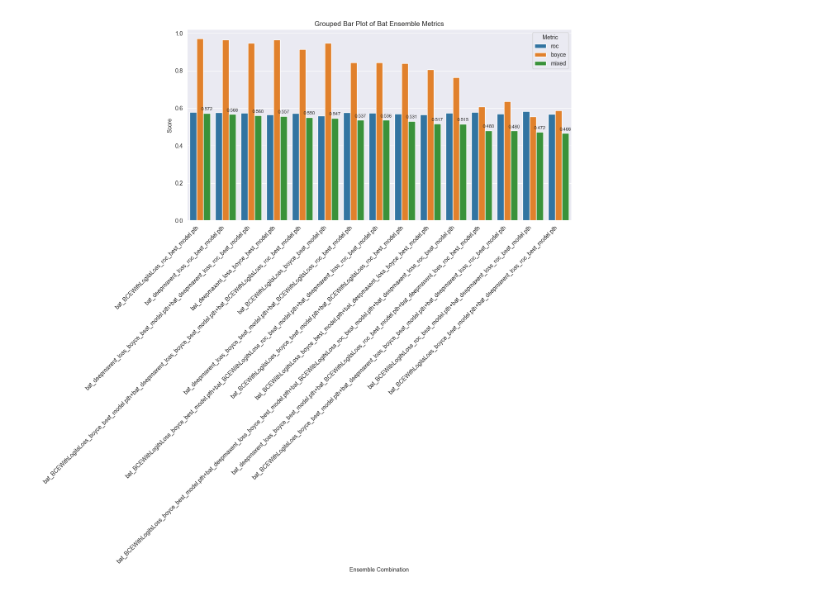
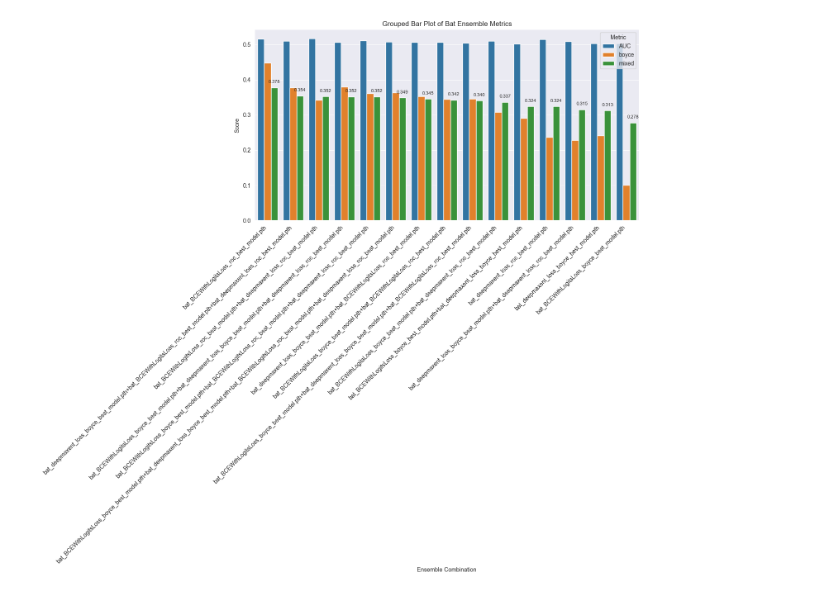
Before and after one commit to arzaan789/Species-Distribution-Modeling, a Jupyter notebook: deep_maxent.ipynb, the cells around one changed output. Drawn from its saved outputs; the diff is of its cells as text; code cells hidden in the pictures.

Commit message:
overall model architecture fix and feature importances

```diff
--- a/deep_maxent.ipynb
+++ b/deep_maxent.ipynb
@@ -96,9 +96,10 @@ def train_model(species,loss_fn, loss_name, train_loader, test_loader, input_dim
     g.manual_seed(seed)
 
     model = DeepMaxEntModel(input_dim=input_dim)
-    optimizer = optim.Adam(model.parameters(), lr=lr)
+    optimizer = optim.Adam(model.parameters(), lr=lr, weight_decay=1e-4)
 
     best_score = -1e9
+    lowest_loss = 1e9
     epochs_no_improve = 0
     best_model_state = None
 
@@ -140,8 +141,9 @@ def train_model(species,loss_fn, loss_name, train_loader, test_loader, input_dim
 
         print(f"[{loss_name} - {metric}] Epoch {epoch+1}/{num_epochs} - Loss: {avg_loss:.4f}, {metric.upper()}: {score:.4f}")
 
-        if score > best_score:
+        if avg_loss < lowest_loss:
             best_score = score
+            lowest_loss = avg_loss
             torch.save(model.state_dict(), f"{species}_{loss_name}_{metric}_best_model.pth")
             epochs_no_improve = 0
         else:
@@ -219,17 +221,17 @@ def run_experiments(dataset_name, filepath, seed=42):
 # ============================
 # Run All Species
 # ============================
-species_datasets = {
-    "bat": "bat_final_data_preprocessed.csv",
-    "brown_hare": "brown_hare_final_data_preprocessed.csv",
-    "dormice": "dormice_final_data_preprocessed.csv",
-    "hedgehog": "hedgehog_final_data_preprocessed.csv",
-    "red_squirrel": "red_squirrel_final_data_preprocessed.csv",
-}
-
-all_results = {}
-for species, filepath in species_datasets.items():
-    all_results[species] = run_experiments(species, filepath, seed=42)
+# species_datasets = {
+#     # "bat": "bat_final_data_preprocessed.csv",
+#     "brown_hare": "brown_hare_final_data_preprocessed.csv",
+#     "dormice": "dormice_final_data_preprocessed.csv",
+#     "hedgehog": "hedgehog_final_data_preprocessed.csv",
+#     "red_squirrel": "red_squirrel_final_data_preprocessed.csv",
+# }
+#
+# all_results = {}
+# for species, filepath in species_datasets.items():
+#     all_results[species] = run_experiments(species, filepath, seed=42)
 # %%
 from itertools import chain, combinations
 import numpy as np
@@ -296,7 +298,7 @@ def evaluate_ensemble(models_list, species):
     boyce_normalized = (boyce + 1) / 2
     mixed = (roc_normalized + boyce_normalized)/2
 
-    return {"roc": roc, "boyce": boyce, "mixed": mixed}
+    return {"AUC": roc, "boyce": boyce, "mixed": mixed}
 
 
 results = {}
@@ -331,31 +333,31 @@ plt.xlabel("Ensemble Combination")
 plt.ylabel("Score")
 plt.title("Grouped Bar Plot of Bat Ensemble Metrics")
 plt.legend(title="Metric")
 plt.tight_layout()
 
 # -----------------------------
 # Annotate only the Mixed bars
 # -----------------------------
 # The hue order in seaborn is usually alphabetical unless specified
 # We'll get the unique metrics in the order Seaborn used
 hue_order = sorted(plot_df_melted['Metric'].unique())
 num_hues = len(hue_order)
 num_ensembles = plot_df.shape[0]
 total_width = 0.8
 bar_width = total_width / num_hues
 
 # Loop over each ensemble
 for i in range(num_ensembles):
     x = i  # center of the group
     # Find mixed height
     mixed_height = plot_df_melted[
         (plot_df_melted['Ensemble'] == plot_df['Ensemble'].iloc[i]) &
         (plot_df_melted['Metric'] == 'mixed')
     ]['Score'].values[0]
     # Compute x-position of the mixed bar (last bar in group)
     mixed_x = x - total_width/2 + bar_width*2 + bar_width/2
     ax.text(mixed_x, mixed_height + 0.01, f"{mixed_height:.3f}", ha='center', va='bottom', fontsize=8)
 
 plt.show()
 # %% [output]
-[figure, old version]
+[figure, new version]
```
Also changed, not shown: parts of 9 cells of this notebook, 40 other files.
